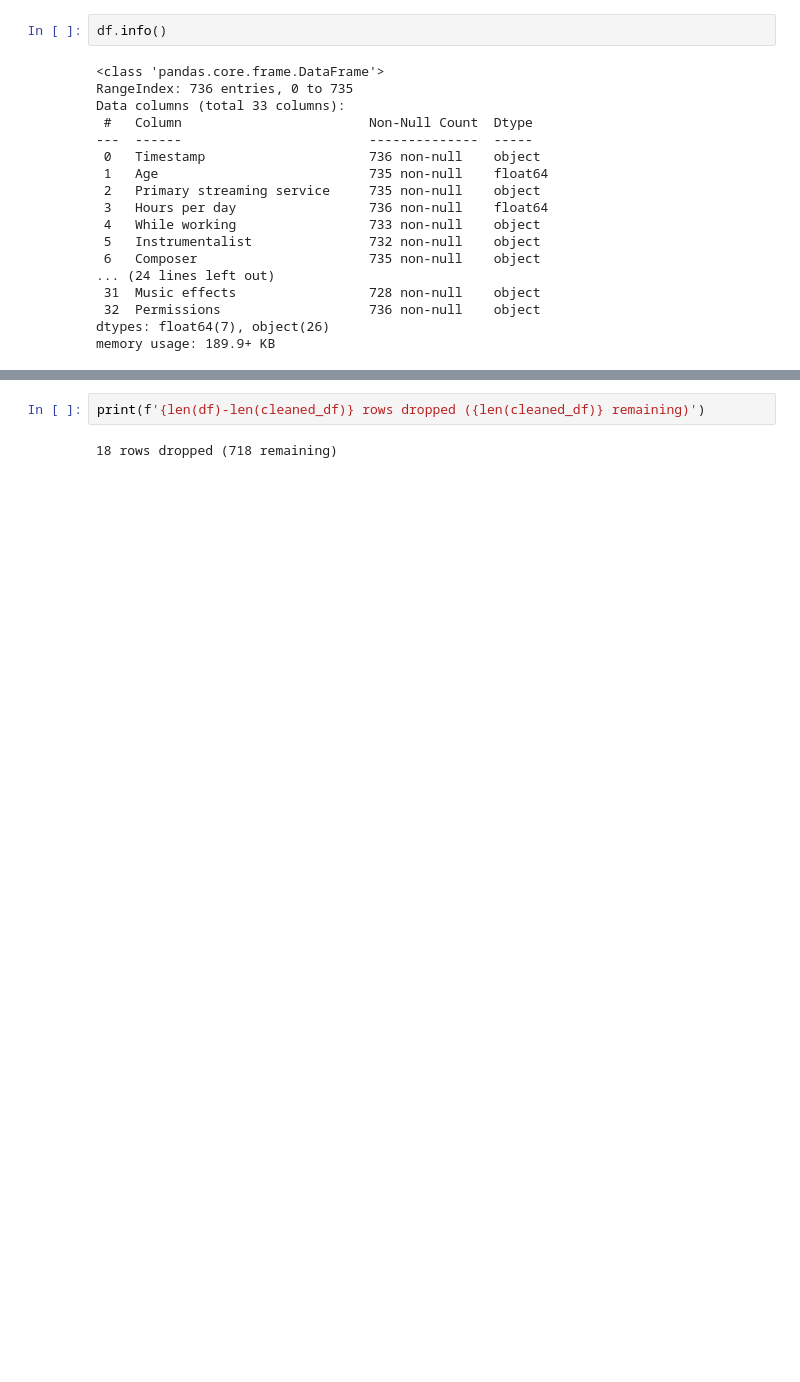
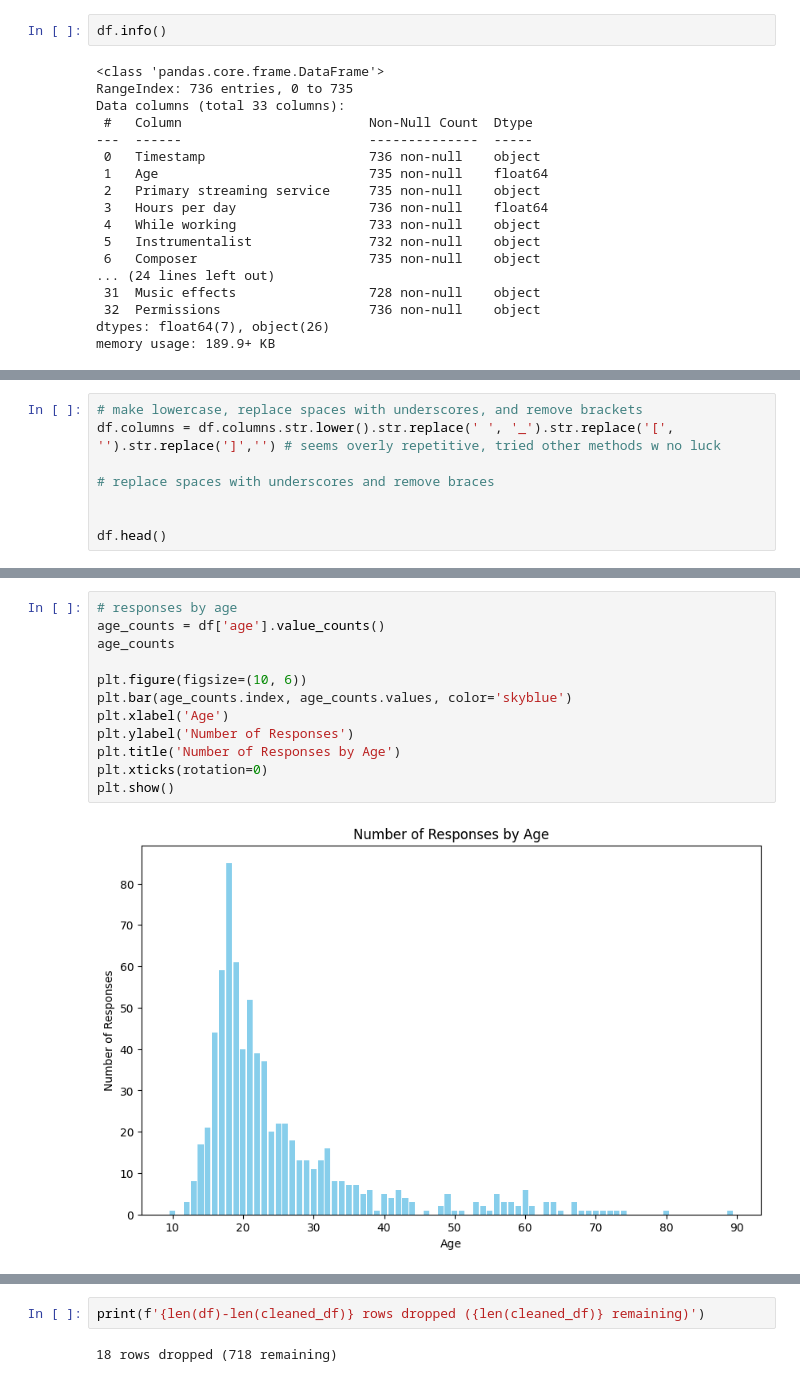
Before and after one commit to gfsiciliani/music-health, a Jupyter notebook: notebook.ipynb, the cells around one changed output, grey strips where cells are left out. Saved outputs shown, nothing was run; the diff lists cells and outputs as text; blank space fills up the shorter version.

```diff
--- a/notebook.ipynb
+++ b/notebook.ipynb
@@ -45,0 +52,8 @@ memory usage: 189.9+ KB
+# %%
+# make lowercase, replace spaces with underscores, and remove brackets
+df.columns = df.columns.str.lower().str.replace(' ', '_').str.replace('[', '').str.replace(']','') # seems overly repetitive, tried other methods w no luck
+
+# replace spaces with underscores and remove braces
+
+
+df.head()
@@ -45,0 +81,14 @@ memory usage: 189.9+ KB
+# %%
+# responses by age
+age_counts = df['age'].value_counts()
+age_counts
+
+plt.figure(figsize=(10, 6))
+plt.bar(age_counts.index, age_counts.values, color='skyblue')
+plt.xlabel('Age')
+plt.ylabel('Number of Responses')
+plt.title('Number of Responses by Age')
+plt.xticks(rotation=0)
+plt.show()
+# %% [output]
+[figure, added]
```
Also changed, not shown: parts of 20 cells of this notebook.
